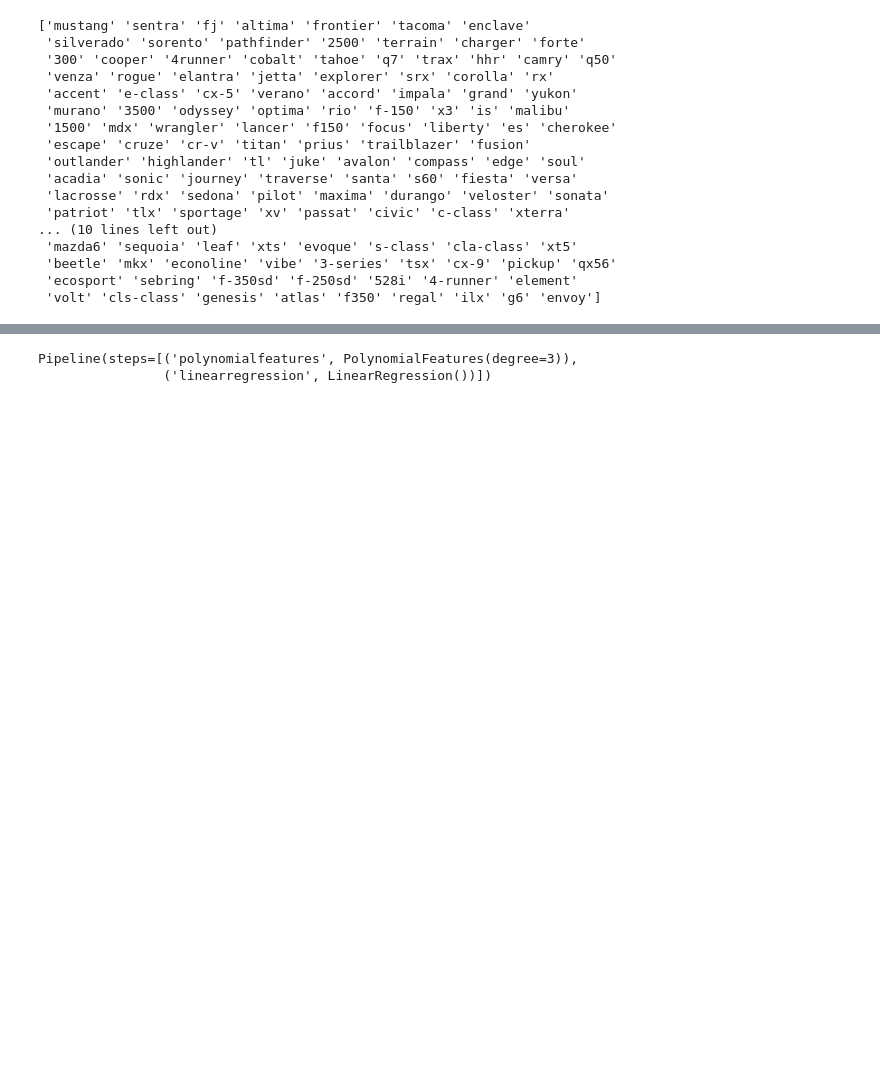
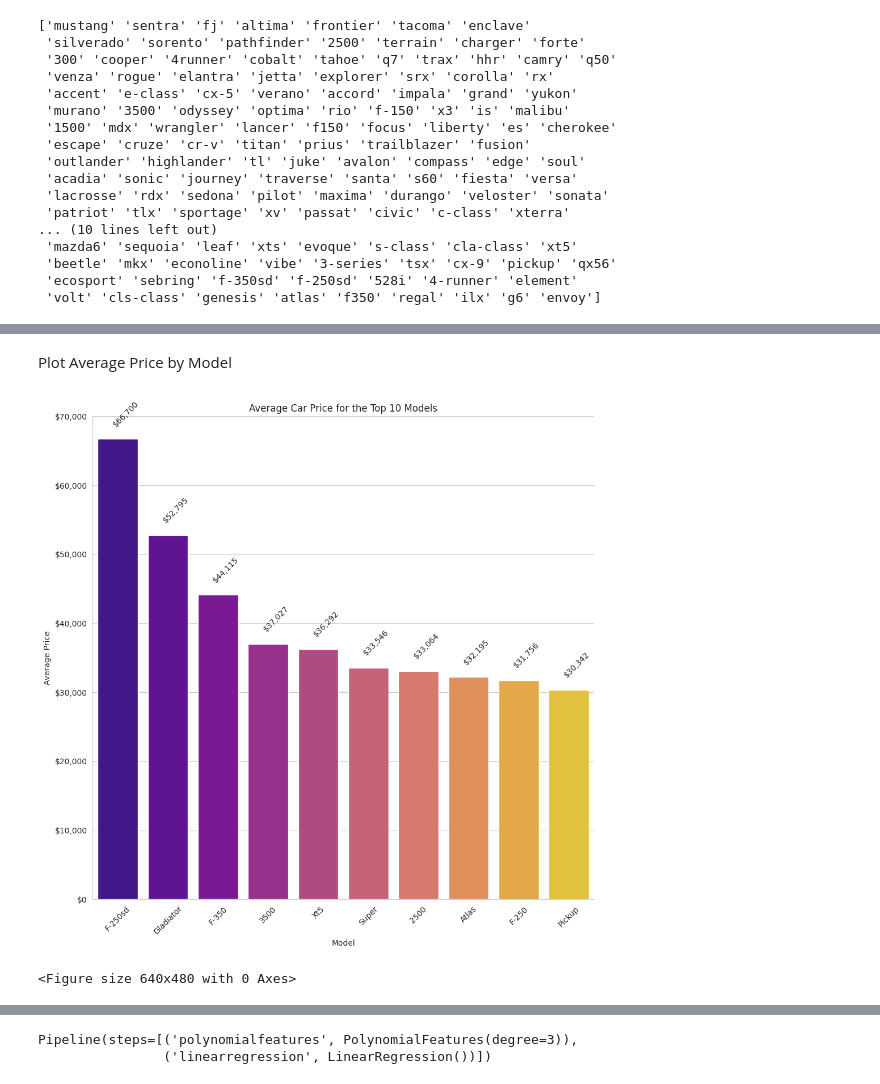
Before and after one commit to andrespineda/UC-Berkeley-MLAI, a Jupyter notebook: Assignment_11_1.ipynb, the cells around one changed output, grey strips where cells are left out. Drawn from its saved outputs; the diff is of its cells as text; code cells hidden in the pictures; blank space fills up the shorter version.

```diff
--- a/Assignment_11_1.ipynb
+++ b/Assignment_11_1.ipynb
@@ -786,0 +604,58 @@ R-squared : 0.8145921569133636
+# %% [markdown]
+Plot Average Price by Model
+# %%
+average_price_by_model = df.groupby('model')['price'].mean().reset_index()
+
+# Sort the Model by average price in descending order
+average_price_by_model_sorted = average_price_by_model.sort_values(by='price', ascending=False)
+
+# Limit to the top 10 only
+average_price_by_model_sorted = average_price_by_model_sorted[:10]
+
+# Plotting
+plt.figure(figsize=(10, 10))  # Optional: Adjusts the size of the plot
+ax = sns.barplot(data=average_price_by_model_sorted, x='model', y='price', palette=sns_palette_name)
+plt.title('Average Car Price for the Top 10 Models')
+plt.xlabel('Model')
+plt.ylabel('Average Price')
+plt.xticks(rotation=45)
+
+# Get current axis tick labels
+xlabels = [label.get_text() for label in plt.gca().get_xticklabels()]
+ylabels = [label.get_text() for label in plt.gca().get_yticklabels()]
+
+
+# Format each number with commas and a dollar sign
+y_formatted_numbers = [f'${int(num):,.0f}' for num in ylabels]
+
+# Format each number with commas separating the thousands
+#_formatted_numbers = ['{:,}'.format(int(num)) for num in xlabels]
+
+# Capitalize each label
+capitalized_labels = [label.capitalize() for label in xlabels]
+
+# Set the modified labels back on the x-axis
+plt.gca().set_xticklabels(capitalized_labels)
+plt.gca().set_yticklabels(y_formatted_numbers)
+
+plt.xticks(rotation=45)   # Optional: Rotate labels to avoid overlap
+
+# Annotate each bar with the value
+
+for p in ax.patches:
+    ax.annotate('${:,.0f}'.format(p.get_height()),
+    (p.get_x() + p.get_width() / 2., p.get_height()),
+    ha = 'center', va = 'top',
+    xytext = (10, 50),
+    textcoords = 'offset points',
+    rotation=45
+                )
+
+# Despine the plot and show the final result
+sns.despine()
+plt.tight_layout()
+plt.show()
+plt.savefig("Average Car Price by Model.png", dpi=300)
+# %% [output]
+[figure, added]
+<Figure size 640x480 with 0 Axes>
```
Also changed, not shown: parts of 141 cells of this notebook.
